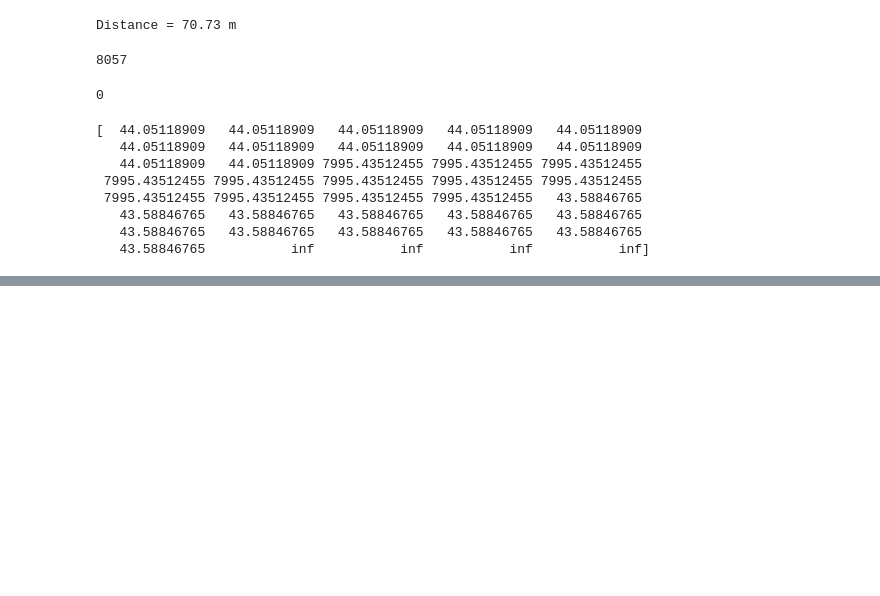
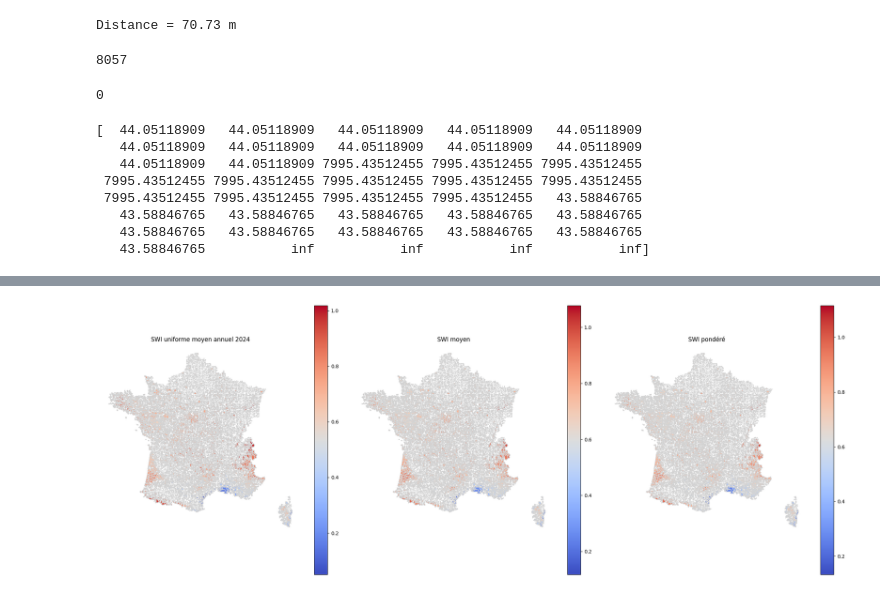
Before and after one commit to Sophie-Monsi/MACHINE-LEARNING-FOR-CLIMATE-RISK, a Jupyter notebook: Database_download.ipynb, the cells around one changed output, grey strips where cells are left out. Drawn from its saved outputs; the diff is of its cells as text; code cells hidden in the pictures; blank space fills up the shorter version.

```diff
--- a/Database_download.ipynb
+++ b/Database_download.ipynb
@@ -1000,0 +1223,66 @@ print(dist)
+# %%
+import matplotlib.pyplot as plt
+import geopandas as gpd
+import pandas as pd
+
+# --- Étape 1 : convertir MOIS en datetime ---
+gdf_swi['MOIS'] = pd.to_datetime(gdf_swi['MOIS'], format='%Y-%m')
+
+# --- Étape 2 : filtrer pour l'année 2024 ---
+gdf_swi_2024 = gdf_swi[gdf_swi['MOIS'].dt.year == 2024]
+
+# --- Étape 3 : moyenne annuelle par commune pour chaque variable ---
+# SWI uniforme
+df_swi_2024_mean = (
+    gdf_swi_2024.groupby('code_insee')['SWI_UNIF_MENS']
+    .mean().reset_index().rename(columns={'SWI_UNIF_MENS': 'SWI_2024'})
+)
+
+# SWI moyen
+df_swi_mean = (
+    gdf_swi_2024.groupby('code_insee')['SWI_mean']
+    .mean().reset_index()
+)
+
+# SWI pondéré
+df_swi_weighted = (
+    gdf_swi_2024.groupby('code_insee')['SWI_weighted']
+    .mean().reset_index()
+)
+
+# --- Étape 4 : fusion avec la géométrie ---
+gdf_swi_plot = gdf_communes[['code_insee', 'geometry']].merge(
+    df_swi_2024_mean, on='code_insee', how='left'
+).merge(
+    df_swi_mean, on='code_insee', how='left'
+).merge(
+    df_swi_weighted, on='code_insee', how='left'
+)
+
+# --- Étape 5 : convertir en GeoDataFrame ---
+gdf_swi_plot = gpd.GeoDataFrame(gdf_swi_plot, geometry='geometry')
+gdf_swi_plot.crs = gdf_communes.crs
+
+# --- Étape 6 : tracer les trois cartes côte à côte ---
+fig, axes = plt.subplots(1, 3, figsize=(22, 8))
+
+cols = ['SWI_2024', 'SWI_mean', 'SWI_weighted']
+titles = ['SWI uniforme moyen annuel 2024',
+          'SWI moyen',
+          'SWI pondéré']
+
+for ax, col, title in zip(axes, cols, titles):
+    gdf_swi_plot.plot(
+        column=col,
+        cmap='coolwarm',
+        legend=True,
+        ax=ax,
+        edgecolor='lightgrey'
+    )
+    ax.set_title(title)
+    ax.axis('off')
+
+plt.tight_layout()
+plt.show()
+# %% [output]
+[figure, added]
```
Also changed, not shown: parts of 17 cells of this notebook, 1 other file.
